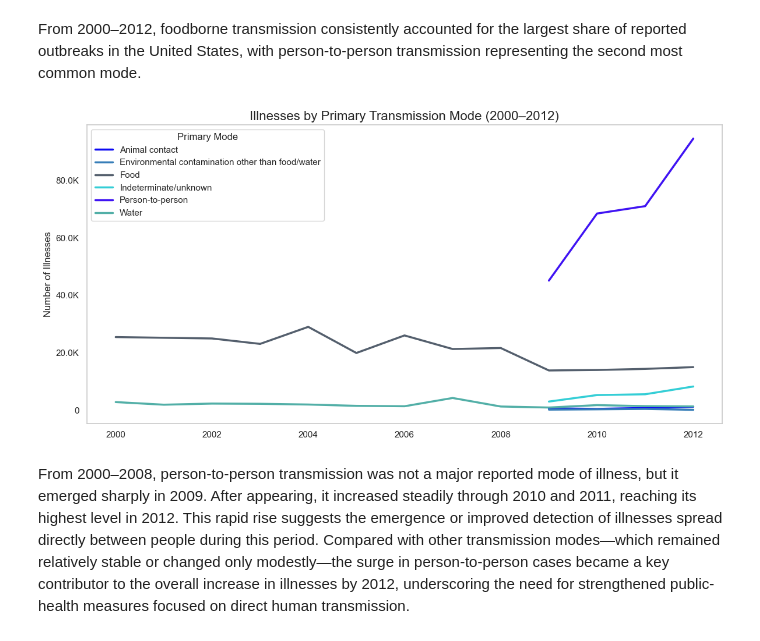
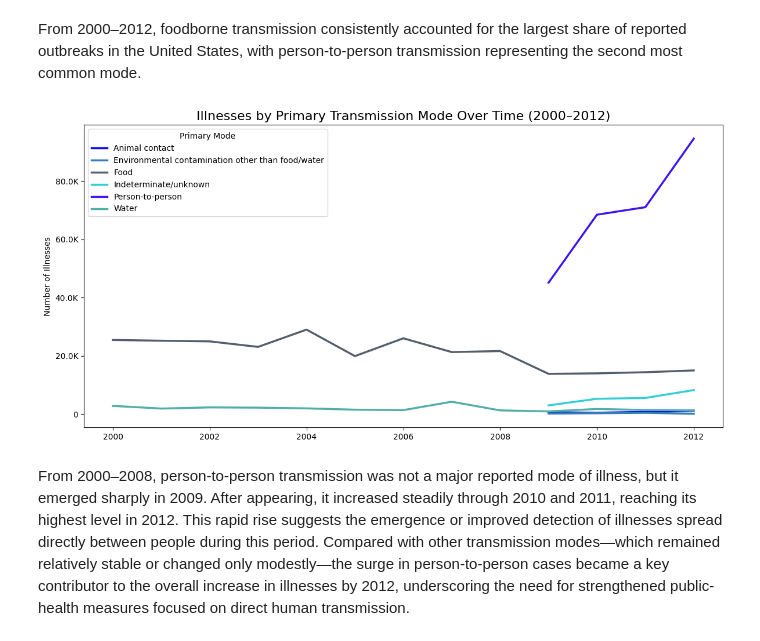
Before and after one commit to almodaweb/NORS-Outbreak-Analysis, a Jupyter notebook: Code/02_EDA.ipynb, the cells around one changed output. Drawn from its saved outputs; the diff is of its cells as text; code cells hidden in the pictures.

```diff
--- a/Code/02_EDA.ipynb
+++ b/Code/02_EDA.ipynb
@@ -221,30 +221,35 @@ From 2000–2012, foodborne transmission consistently accounted for the largest
 # %%
 # 2.5 Transmission Mode Shifts (2000–2012)
 ## Question: How did illness counts differ across primary transmission modes?
 
 # Compute mode counts for the period
-mode_year = subset_2012.groupby(["Year","Primary Mode"])["Illnesses"].sum().unstack()
+mode_year = subset_2012.groupby(["Year", "Primary Mode"])["Illnesses"].sum().unstack()
 
 # Plot
-palette = ["#0C09F3", '#377EB8', "#545f6d","#34CED6", "#3F13F3", "#52AFA7"]
+plt.figure(figsize=(12, 6))
+
+palette = ["#0C09F3", "#377EB8", "#545f6d", "#34CED6", "#3F13F3", "#52AFA7"]
 
 for i, mode in enumerate(mode_year.columns):
-    plt.plot(mode_year.index, mode_year[mode], label=mode, color=palette[i % len(palette)], linewidth=2.5)
+    plt.plot(
+        mode_year.index,
+        mode_year[mode],
+        label=mode,
+        color=palette[i % len(palette)],
+        linewidth=2.5
+    )
 
-plt.figure(figsize=(12,6))
 plt.title("Illnesses by Primary Transmission Mode Over Time (2000–2012)", fontsize=16)
 plt.ylabel("Number of Illnesses")
 plt.gca().yaxis.set_major_formatter(FuncFormatter(format_kmb))
 plt.legend(title="Primary Mode")
-plt.grid(alpha=0.3)
+plt.grid(False)
 plt.tight_layout()
-plt.grid(False)
-plt.show()
 
 # Save figure
 plt.savefig("../Figures/illnesses_by_transmission_mode.png", dpi=300)
 # %% [output]
-[figure, old version]
+[figure, new version]
 # %% [markdown]
 From 2000–2008, person-to-person transmission was not a major reported mode of illness, but it emerged sharply in 2009. After appearing, it increased steadily through 2010 and 2011, reaching its highest level in 2012. This rapid rise suggests the emergence or improved detection of illnesses spread directly between people during this period. Compared with other transmission modes—which remained relatively stable or changed only modestly—the surge in person-to-person cases became a key contributor to the overall increase in illnesses by 2012, underscoring the need for strengthened public-health measures focused on direct human transmission.
 # %%
```
Also changed, not shown: parts of 2 cells of this notebook, 3 other files.
